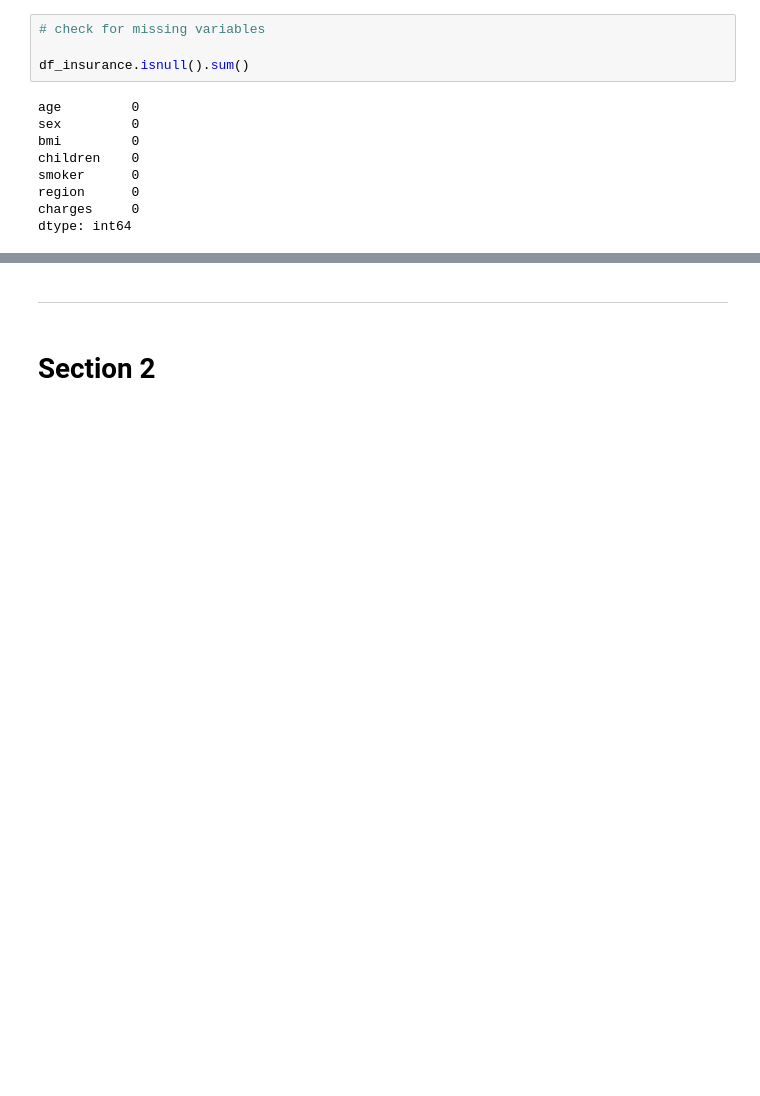
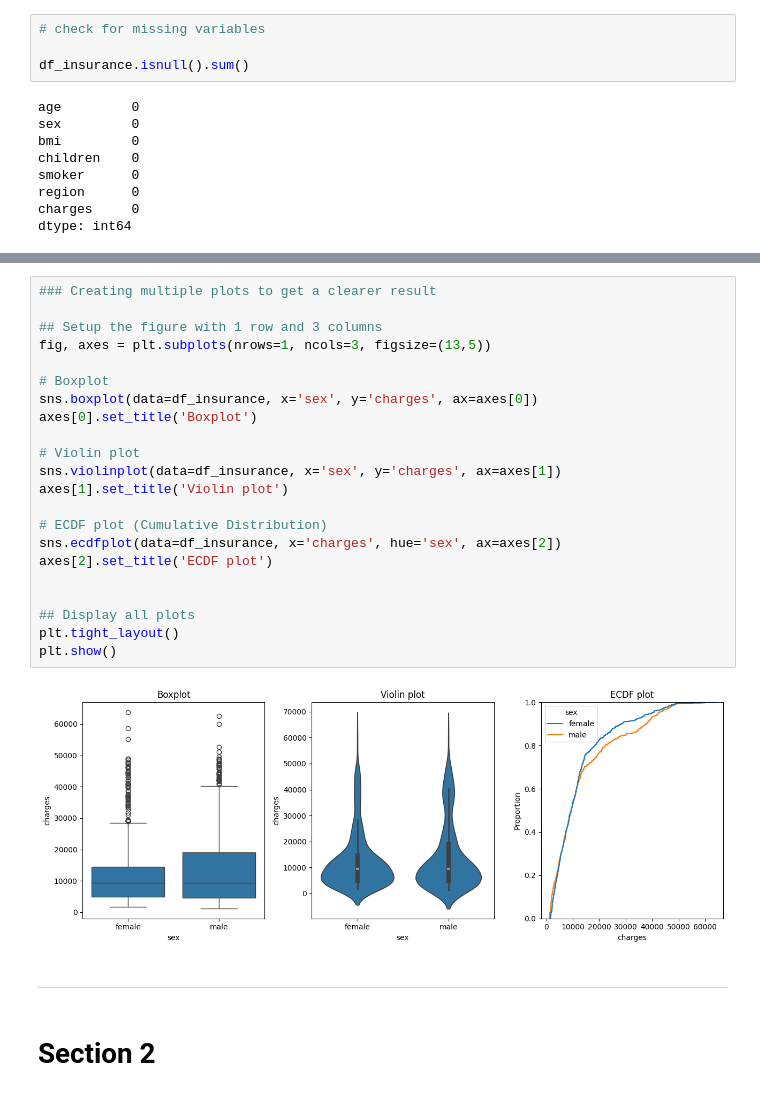
Before and after one commit to Khoi412/Hackathon1_Healthcare_Insurance_Cost_Analysis, a Jupyter notebook: jupyter_notebooks/Healthcare_insurance.ipynb, the cells around one changed output, grey strips where cells are left out. Drawn from its saved outputs; the diff is of its cells as text; blank space fills up the shorter version.

```diff
--- a/jupyter_notebooks/Healthcare_insurance.ipynb
+++ b/jupyter_notebooks/Healthcare_insurance.ipynb
@@ -91,3 +106,27 @@ dtype: int64
+# %%
+### Creating multiple plots to get a clearer result
+
+## Setup the figure with 1 row and 3 columns
+fig, axes = plt.subplots(nrows=1, ncols=3, figsize=(13,5))
+
+# Boxplot
+sns.boxplot(data=df_insurance, x='sex', y='charges', ax=axes[0])
+axes[0].set_title('Boxplot')
+
+# Violin plot
+sns.violinplot(data=df_insurance, x='sex', y='charges', ax=axes[1])
+axes[1].set_title('Violin plot')
+
+# ECDF plot (Cumulative Distribution)
+sns.ecdfplot(data=df_insurance, x='charges', hue='sex', ax=axes[2])
+axes[2].set_title('ECDF plot')
+
+
+## Display all plots
+plt.tight_layout()
+plt.show()
+# %% [output]
+[figure, added]
 # %% [markdown]
 ---
 # %% [markdown]
```
Also changed, not shown: parts of 1 cell of this notebook, 1 other file.
